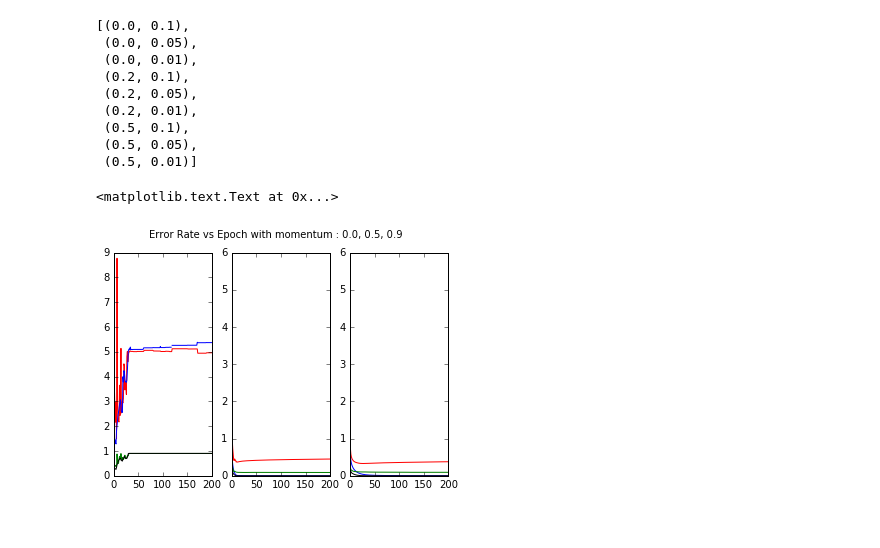
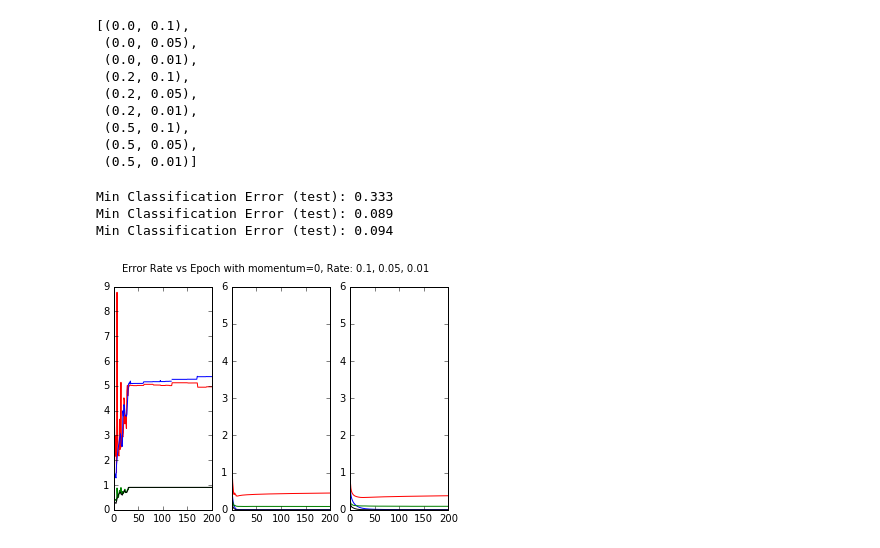
Before and after one commit to sjobeek/deeplearning_cmu, a Jupyter notebook: hw1_backprop/hw1_code_submission.ipynb, the cells around one changed output. Drawn from its saved outputs; the diff is of its cells as text; code cells hidden in the pictures.

```diff
--- a/hw1_backprop/hw1_code_submission.ipynb
+++ b/hw1_backprop/hw1_code_submission.ipynb
@@ -122,2 +141,4 @@ results_hidden = nnbp.train_singlelayer(epochs=20, rate = 0.01, momentum = 0.5,
 # %% [markdown]
 ### f) Dropout
+# %%
+dropout_result = nnbp.train_singlelayer_dropout(epochs=50, rate=0.05, dropout=0.5)
@@ -124,2 +159,7 @@ results_hidden = nnbp.train_singlelayer(epochs=20, rate = 0.01, momentum = 0.5,
+# %%
+results_hidden_dropout = [nnbp.train_singlelayer(epochs=100, rate = 0.05, momentum = 0,
+                                        n_hidden=h, dropout=0.5) for h in [20, 100, 200, 500]]
 # %% [markdown]
 ### g) Best Single-Layer Network
+# %%
+best_set = nnbp.train_singlelayer(epochs=30, rate=0.05, momentum=0.0, validation=True)
@@ -126,3 +179,7 @@ results_hidden = nnbp.train_singlelayer(epochs=20, rate = 0.01, momentum = 0.5,
+# %%
+results_multi_range = [nnbp.train_singlelayer(epochs=100, rate=r, momentum=m)
+                       for m in [0.0, 0.2, 0.5]
+                       for r in [0.1, 0.05, 0.01]]
 # %% [markdown]
 ### h) Multiple Layers
 # %%
@@ -159,15 +216,20 @@ parameters
 # %%
 fig = plt.figure()
 for n in range(3):
     ax = fig.add_subplot(1,3,n+1)
     ax.plot(results_multi_range[n]['ce_test_per_epoch'], c='r')
     ax.plot(results_multi_range[n]['ce_train_per_epoch'], c='b')
     ax.plot(results_multi_range[n]['class_test_per_epoch'], c='g')
     ax.plot(results_multi_range[n]['class_train_per_epoch'], c='k')
+    print('Min Classification Error (test):',
+          min(results_multi_range[n]['class_test_per_epoch']))
 fig.suptitle("Error Rate vs Epoch with momentum=0, Rate: 0.1, 0.05, 0.01")
+fig.savefig('momentum0_rate10501.png')
 # %% [output]
-<matplotlib.text.Text at 0x...>
+Min Classification Error (test): 0.333
+Min Classification Error (test): 0.089
+Min Classification Error (test): 0.094
-[figure, old version]
+[figure, new version]
 # %%
 fig = plt.figure()
 for n in range(3,6):
```
Also changed, not shown: parts of 13 cells of this notebook, 11 other files.
